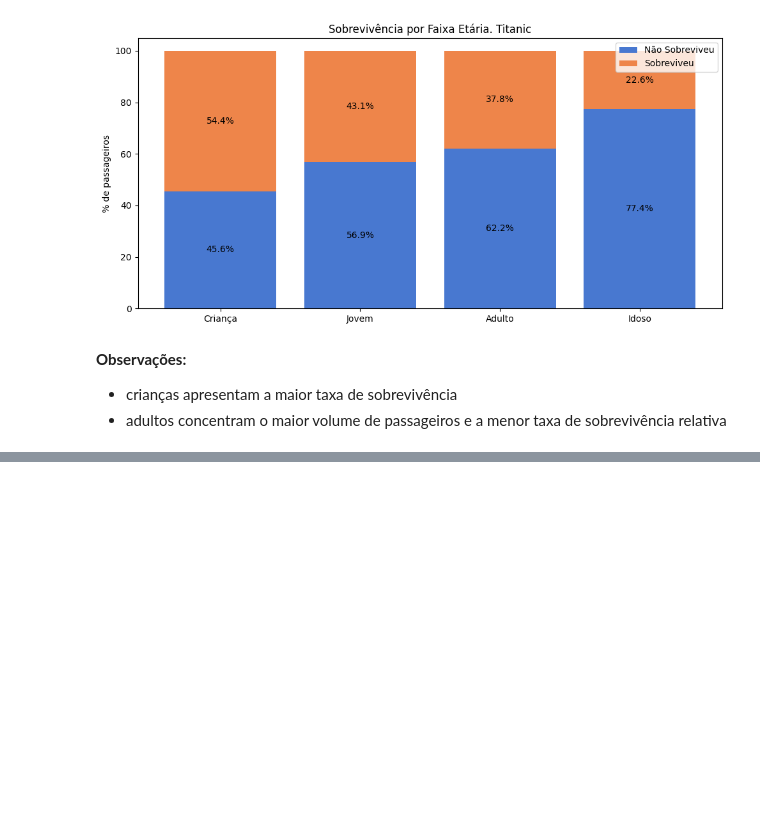
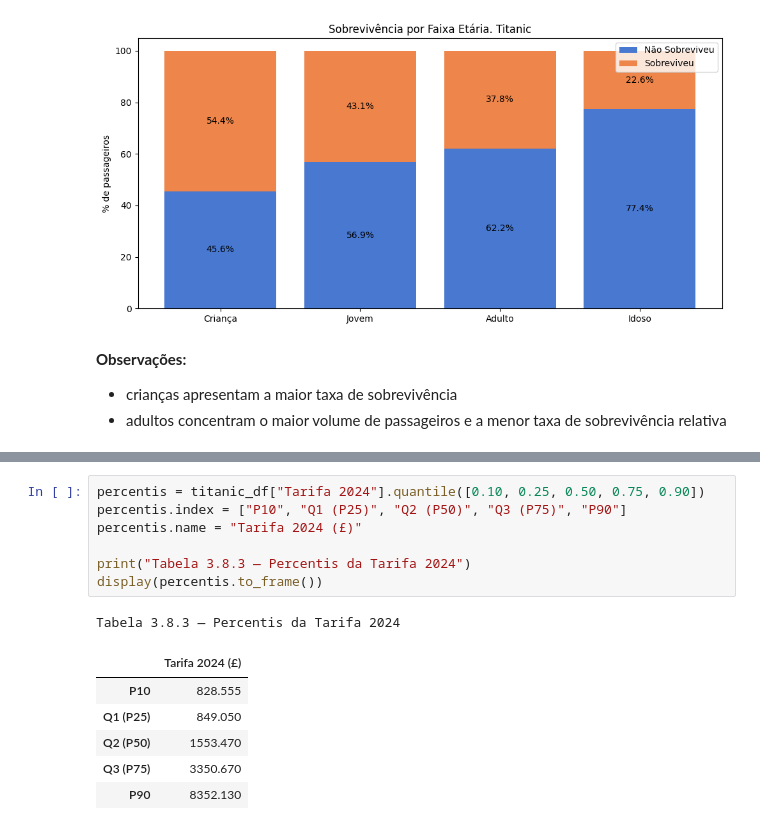
Before and after one commit to heitorctmba/MBA-01-estatistica-projeto_final, a Jupyter notebook: titanic.ipynb, the cells around one changed output, grey strips where cells are left out. Drawn from its saved outputs; the diff is of its cells as text; blank space fills up the shorter version.

```diff
--- a/titanic.ipynb
+++ b/titanic.ipynb
@@ -627,0 +668,15 @@ plt.show()
+# %%
+percentis = titanic_df["Tarifa 2024"].quantile([0.10, 0.25, 0.50, 0.75, 0.90])
+percentis.index = ["P10", "Q1 (P25)", "Q2 (P50)", "Q3 (P75)", "P90"]
+percentis.name = "Tarifa 2024 (£)"
+
+print("Tabela 3.8.3 — Percentis da Tarifa 2024")
+display(percentis.to_frame())
+# %% [output]
+Tabela 3.8.3 — Percentis da Tarifa 2024
+|  | Tarifa 2024 (£) |
+| P10 | 828.555 |
+| Q1 (P25) | 849.050 |
+| Q2 (P50) | 1553.470 |
+| Q3 (P75) | 3350.670 |
+| P90 | 8352.130 |
```
Also changed, not shown: parts of 5 cells of this notebook.
